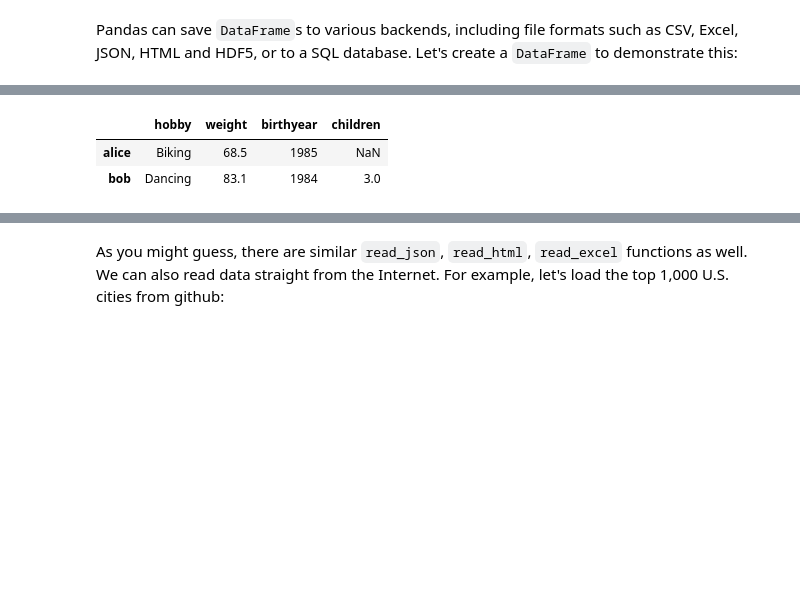
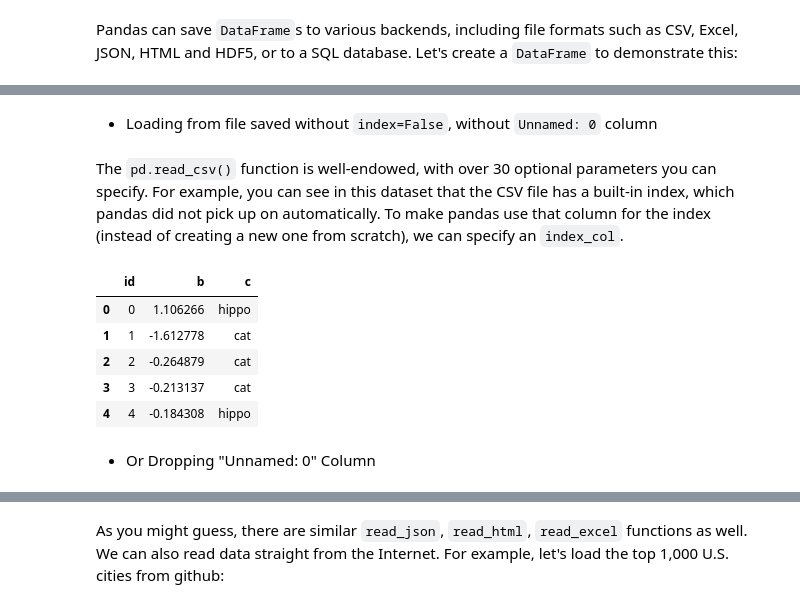
Before and after one commit to dev-SR/machine-learning, a Jupyter notebook: 01pandas/pandas.ipynb, the cells around one changed output, grey strips where cells are left out. Drawn from its saved outputs; the diff is of its cells as text; code cells hidden in the pictures; blank space fills up the shorter version.

```diff
--- a/01pandas/pandas.ipynb
+++ b/01pandas/pandas.ipynb
@@ -1142,7 +1757,16 @@ my_df_loaded
+# %% [markdown]
+- Loading from file saved without `index=False`, without `Unnamed: 0` column
+# %% [markdown]
+The `pd.read_csv()` function is well-endowed, with over 30 optional parameters you can specify. For example, you can see in this dataset that the CSV file has a built-in index, which pandas did not pick up on automatically. To make pandas use that column for the index (instead of creating a new one from scratch), we can specify an `index_col`.
 # %%
 my_df_loaded = pd.read_csv("my_df.csv",index_col=0)
-my_df_loaded
+my_df_loaded.head()
 # %% [output]
-|  | hobby | weight | birthyear | children |
-| alice | Biking | 68.5 | 1985 | NaN |
-| bob | Dancing | 83.1 | 1984 | 3.0 |
+|  | id | b | c |
+| 0 | 0 | 1.106266 | hippo |
+| 1 | 1 | -1.612778 | cat |
+| 2 | 2 | -0.264879 | cat |
+| 3 | 3 | -0.213137 | cat |
+| 4 | 4 | -0.184308 | hippo |
+# %% [markdown]
+- Or Dropping "Unnamed: 0" Column
```
Also changed, not shown: parts of 331 cells of this notebook, 7 other files.
